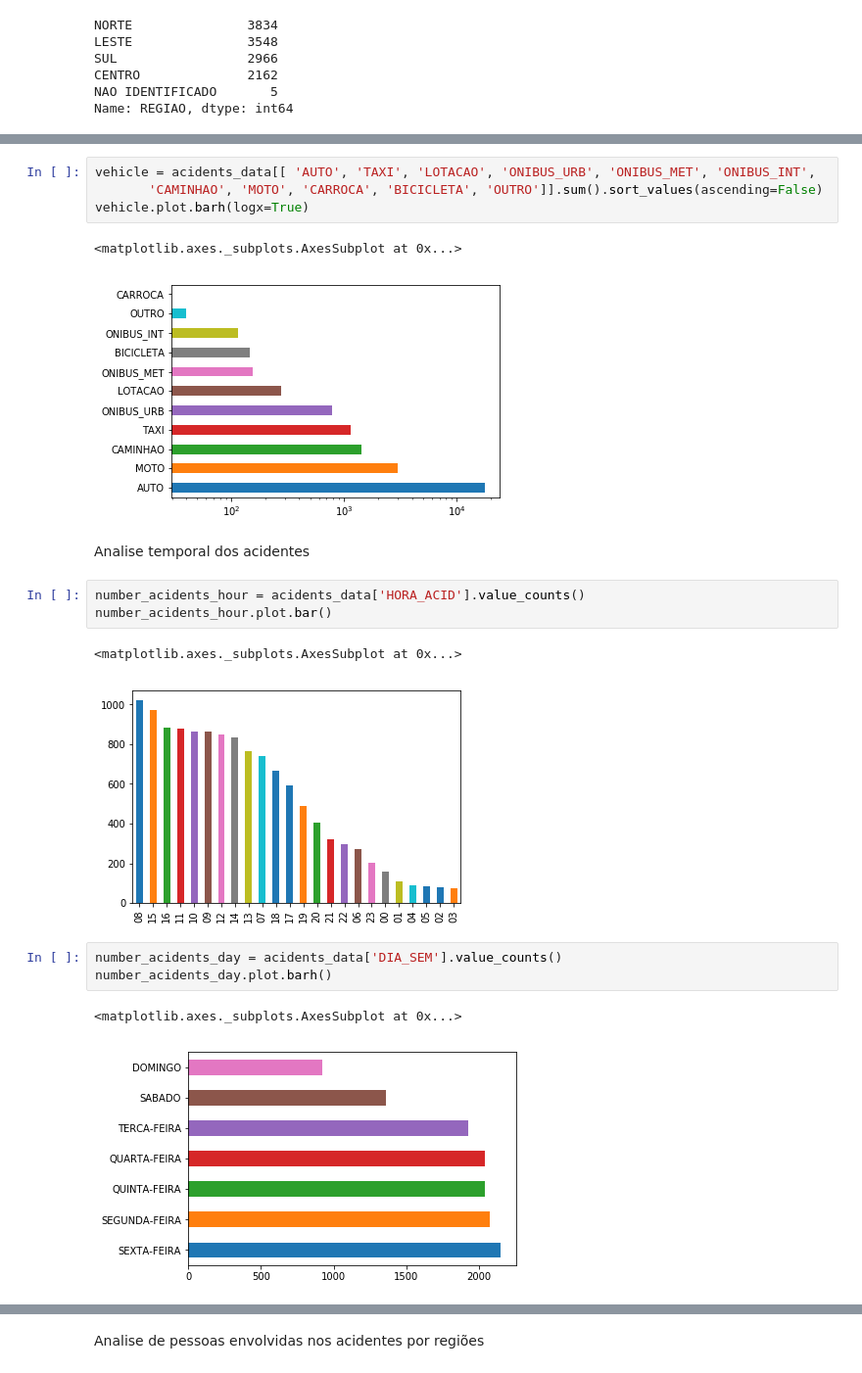
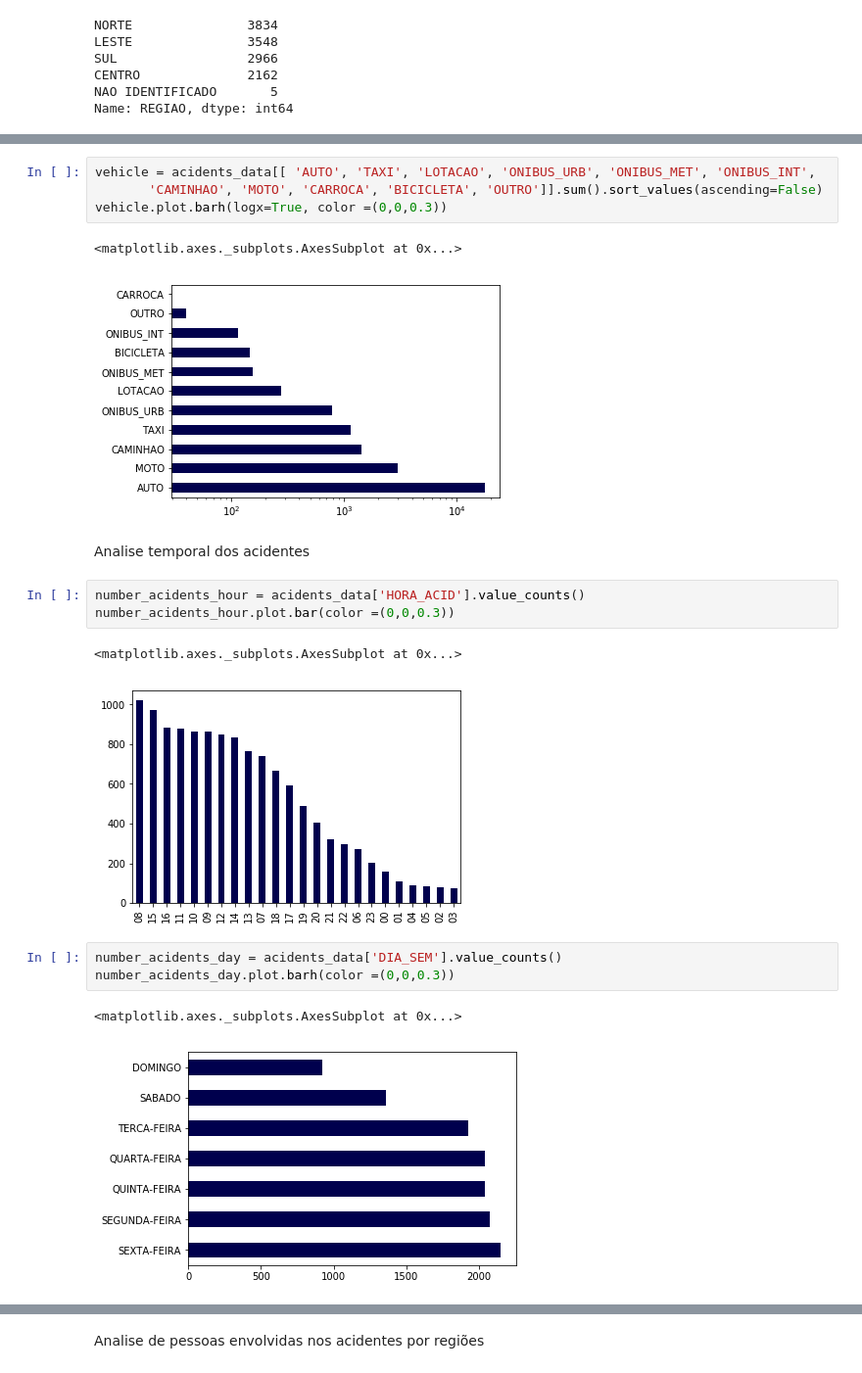
Before and after one commit to if1015-datascience-ufpe/2018-2-projeto-data-lords, a Jupyter notebook: project.ipynb, the cells around one changed output, grey strips where cells are left out. Shown at 98% size. Cells and saved outputs as stored; diff of their text form.

```diff
--- a/project.ipynb
+++ b/project.ipynb
@@ -456,21 +426,21 @@ acident_type.plot.barh(logx = True)
 # %%
 vehicle = acidents_data[[ 'AUTO', 'TAXI', 'LOTACAO', 'ONIBUS_URB', 'ONIBUS_MET', 'ONIBUS_INT',
        'CAMINHAO', 'MOTO', 'CARROCA', 'BICICLETA', 'OUTRO']].sum().sort_values(ascending=False)
-vehicle.plot.barh(logx=True)
+vehicle.plot.barh(logx=True, color =(0,0,0.3))
 # %% [output]
 <matplotlib.axes._subplots.AxesSubplot at 0x...>
-[figure, old version]
+[figure, new version]
 # %% [markdown]
  Analise temporal dos acidentes
 # %%
 number_acidents_hour = acidents_data['HORA_ACID'].value_counts()
-number_acidents_hour.plot.bar()
+number_acidents_hour.plot.bar(color =(0,0,0.3))
 # %% [output]
 <matplotlib.axes._subplots.AxesSubplot at 0x...>
-[figure, old version]
+[figure, new version]
 # %%
 number_acidents_day = acidents_data['DIA_SEM'].value_counts()
-number_acidents_day.plot.barh()
+number_acidents_day.plot.barh(color =(0,0,0.3))
 # %% [output]
 <matplotlib.axes._subplots.AxesSubplot at 0x...>
-[figure, old version]
+[figure, new version]
```
Also changed, not shown: parts of 13 cells of this notebook.
